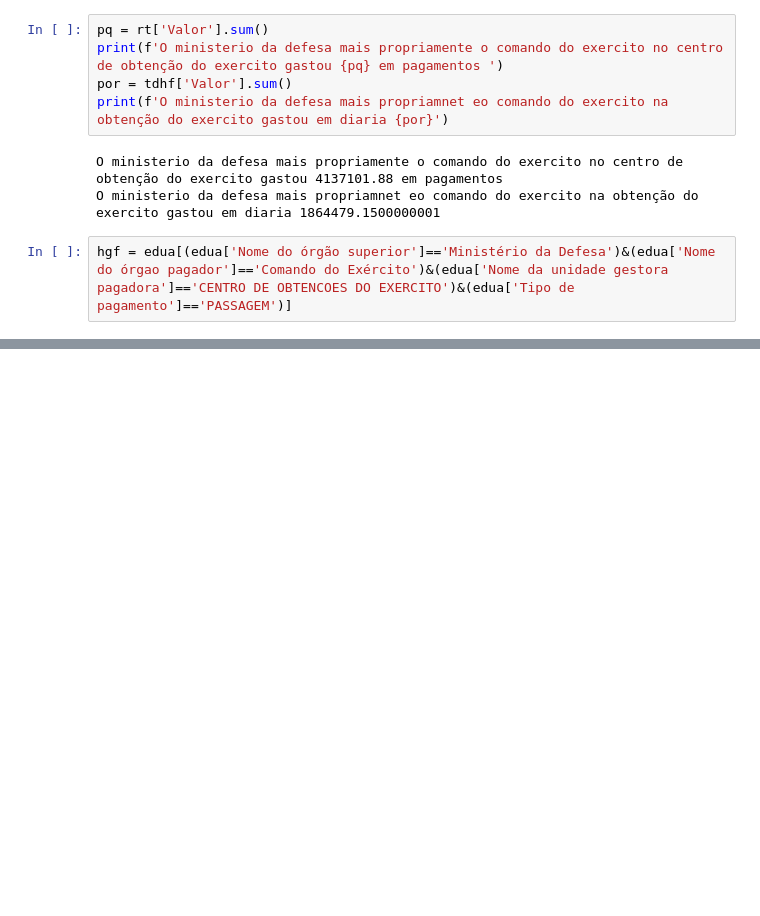
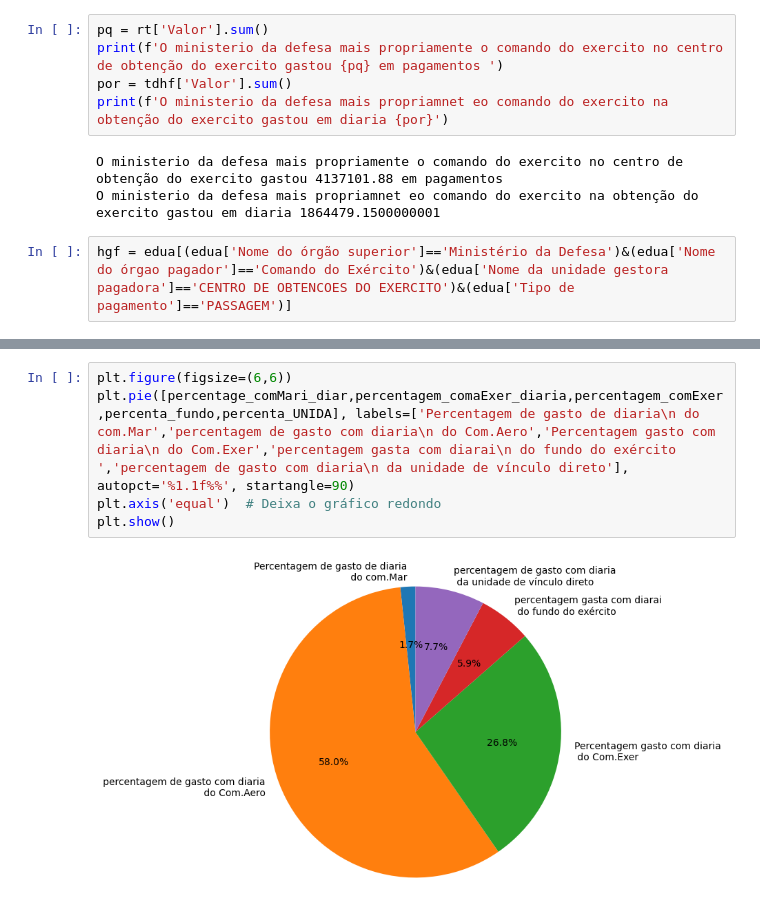
Before and after one commit to eduardo123-rgb/Aprendendoprograma-ojavapythonC-, a Jupyter notebook: analisecsv2.ipynb, the cells around one changed output, grey strips where cells are left out. Saved outputs shown, nothing was run; the diff lists cells and outputs as text; blank space fills up the shorter version.

```diff
--- a/analisecsv2.ipynb
+++ b/analisecsv2.ipynb
@@ -298,0 +301,7 @@ NameError: name 'por' is not defined
+# %%
+plt.figure(figsize=(6,6))
+plt.pie([percentage_comMari_diar,percentagem_comaExer_diaria,percentagem_comExer,percenta_fundo,percenta_UNIDA], labels=['Percentagem de gasto de diaria\n do com.Mar','percentagem de gasto com diaria\n do Com.Aero','Percentagem gasto com diaria\n do Com.Exer','percentagem gasta com diarai\n do fundo do exército ','percentagem de gasto com diaria\n da unidade de vínculo direto'], autopct='%1.1f%%', startangle=90)
+plt.axis('equal')  # Deixa o gráfico redondo
+plt.show()
+# %% [output]
+[figure, added]
```
Also changed, not shown: parts of 10 cells of this notebook.
